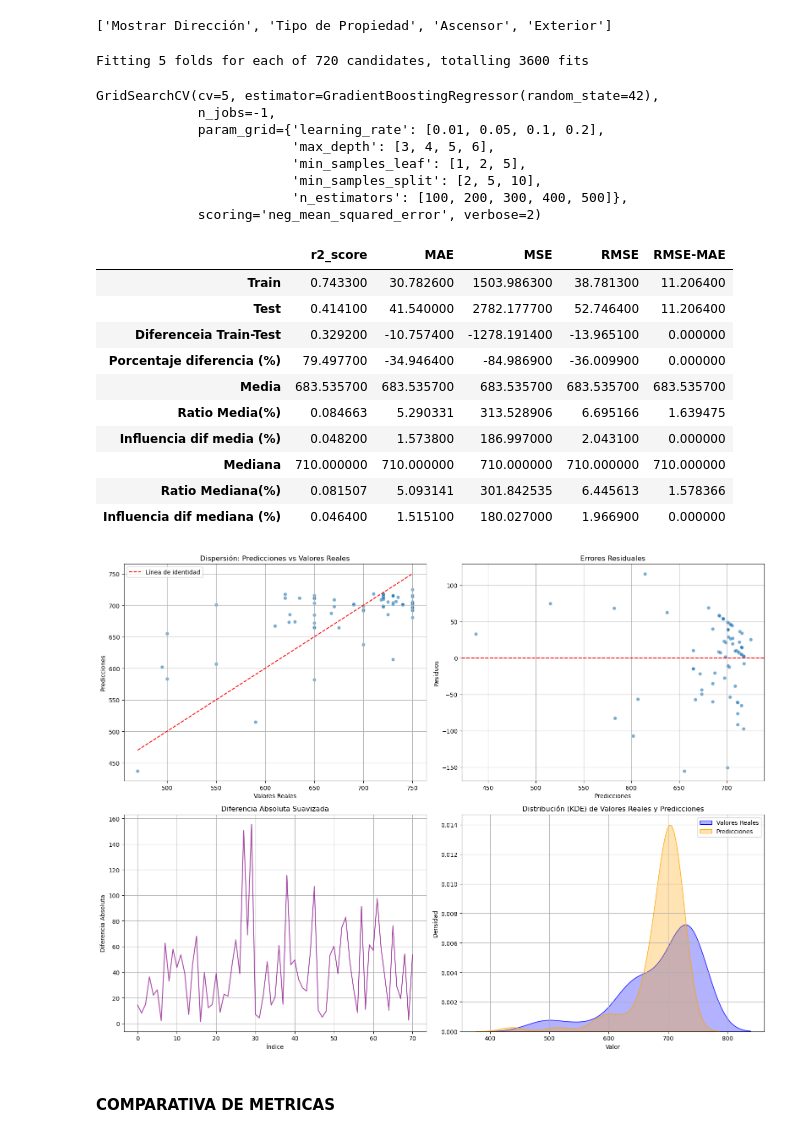
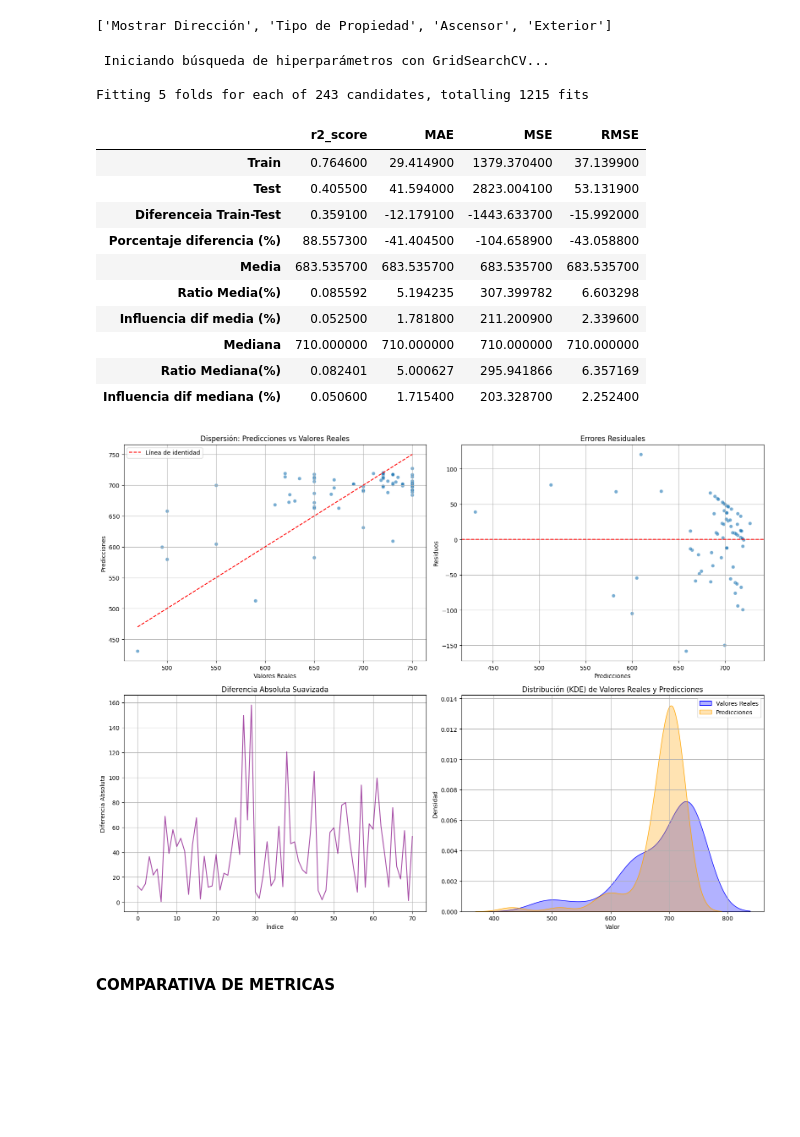
Before and after one commit to SrAlcast/Proyecto7-PrediccionCasas, a Jupyter notebook: notebooks/2-Modeling/4-GradientBoostingRegressor.ipynb, the cells around one changed output. Cells and saved outputs as stored; diff of their text form; code cells hidden in the pictures; blank space fills up the shorter version.

```diff
--- a/notebooks/2-Modeling/4-GradientBoostingRegressor.ipynb
+++ b/notebooks/2-Modeling/4-GradientBoostingRegressor.ipynb
@@ -135,55 +139,54 @@ x_train2, x_test2, y_train2, y_test2 = train_test_split(x2, y2, test_size=0.2, r
 # %%
 # Definir el grid de hiperparámetros
 param_grid = {
-    'n_estimators': [100, 200, 300, 400, 500],
-    'learning_rate': [0.01, 0.05, 0.1, 0.2],
-    'max_depth': [3, 4, 5, 6],
-    'min_samples_split': [2, 5, 10],
-    'min_samples_leaf': [1, 2, 5]
+    'n_estimators': [100, 200, 300],
+    'learning_rate': [0.01, 0.05, 0.1],
+    'max_depth': [3, 4, 5],
+    'min_samples_split': [5, 10, 20],
+    'min_samples_leaf': [2, 5, 10]
 }
 
-# Configurar el GridSearch
+# Configurar el GridSearchCV
 model_GradientBoostingRegressor2 = GridSearchCV(
     GradientBoostingRegressor(random_state=42),
     param_grid,
-    cv=5,  # Validación cruzada más robusta
+    cv=5,
     scoring='neg_mean_squared_error',
     verbose=2,
-    n_jobs=-1  # Usar todos los núcleos disponibles
+    n_jobs=-1
 )
 
+# Ajustar el modelo con el conjunto de entrenamiento reducido
+print("\n Iniciando búsqueda de hiperparámetros con GridSearchCV...\n")
 model_GradientBoostingRegressor2.fit(x_train2, y_train2)
+
+# Evaluar el modelo en el conjunto de validación
+best_model2 = model_GradientBoostingRegressor2.best_estimator_
 # %% [output]
-Fitting 5 folds for each of 720 candidates, totalling 3600 fits
+ Iniciando búsqueda de hiperparámetros con GridSearchCV...
+
+Fitting 5 folds for each of 243 candidates, totalling 1215 fits
-GridSearchCV(cv=5, estimator=GradientBoostingRegressor(random_state=42),
-             n_jobs=-1,
-             param_grid={'learning_rate': [0.01, 0.05, 0.1, 0.2],
-                         'max_depth': [3, 4, 5, 6],
-                         'min_samples_leaf': [1, 2, 5],
-                         'min_samples_split': [2, 5, 10],
-                         'n_estimators': [100, 200, 300, 400, 500]},
-             scoring='neg_mean_squared_error', verbose=2)
 # %%
 # Predecir en los datos de prueba
-y_pred_test2 = model_GradientBoostingRegressor2.predict(x_test2)
-y_pred_train2 = model_GradientBoostingRegressor2.predict(x_train2)
+y_pred_test2 = best_model2.predict(x_test2)
+y_pred_train2 = best_model2.predict(x_train2)
 sp.metricas(y_train2, y_pred_train2, y_test2, y_pred_test2)
 # %% [output]
-|  | r2_score | MAE | MSE | RMSE | RMSE-MAE |
-| Train | 0.743300 | 30.782600 | 1503.986300 | 38.781300 | 11.206400 |
-| Test | 0.414100 | 41.540000 | 2782.177700 | 52.746400 | 11.206400 |
-| Diferenceia Train-Test | 0.329200 | -10.757400 | -1278.191400 | -13.965100 | 0.000000 |
-| Porcentaje diferencia (%) | 79.497700 | -34.946400 | -84.986900 | -36.009900 | 0.000000 |
-| Media | 683.535700 | 683.535700 | 683.535700 | 683.535700 | 683.535700 |
-| Ratio Media(%) | 0.084663 | 5.290331 | 313.528906 | 6.695166 | 1.639475 |
-| Influencia dif media (%) | 0.048200 | 1.573800 | 186.997000 | 2.043100 | 0.000000 |
-| Mediana | 710.000000 | 710.000000 | 710.000000 | 710.000000 | 710.000000 |
-| Ratio Mediana(%) | 0.081507 | 5.093141 | 301.842535 | 6.445613 | 1.578366 |
-| Influencia dif mediana (%) | 0.046400 | 1.515100 | 180.027000 | 1.966900 | 0.000000 |
+|  | r2_score | MAE | MSE | RMSE |
+| Train | 0.764600 | 29.414900 | 1379.370400 | 37.139900 |
+| Test | 0.405500 | 41.594000 | 2823.004100 | 53.131900 |
+| Diferenceia Train-Test | 0.359100 | -12.179100 | -1443.633700 | -15.992000 |
+| Porcentaje diferencia (%) | 88.557300 | -41.404500 | -104.658900 | -43.058800 |
+| Media | 683.535700 | 683.535700 | 683.535700 | 683.535700 |
+| Ratio Media(%) | 0.085592 | 5.194235 | 307.399782 | 6.603298 |
+| Influencia dif media (%) | 0.052500 | 1.781800 | 211.200900 | 2.339600 |
+| Mediana | 710.000000 | 710.000000 | 710.000000 | 710.000000 |
+| Ratio Mediana(%) | 0.082401 | 5.000627 | 295.941866 | 6.357169 |
+| Influencia dif mediana (%) | 0.050600 | 1.715400 | 203.328700 | 2.252400 |
 # %%
 sp.comparativa_graficos( y_test2, y_pred_test2)
 # %% [output]
-[figure, old version]
+[figure, new version]
 # %% [markdown]
 #### COMPARATIVA DE METRICAS
 # %%
```
Also changed, not shown: parts of 9 cells of this notebook, 8 other files.
